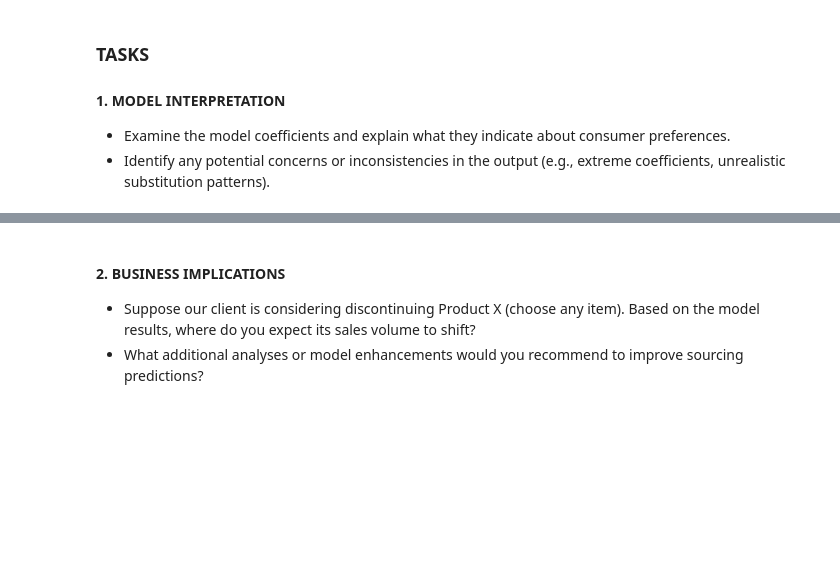
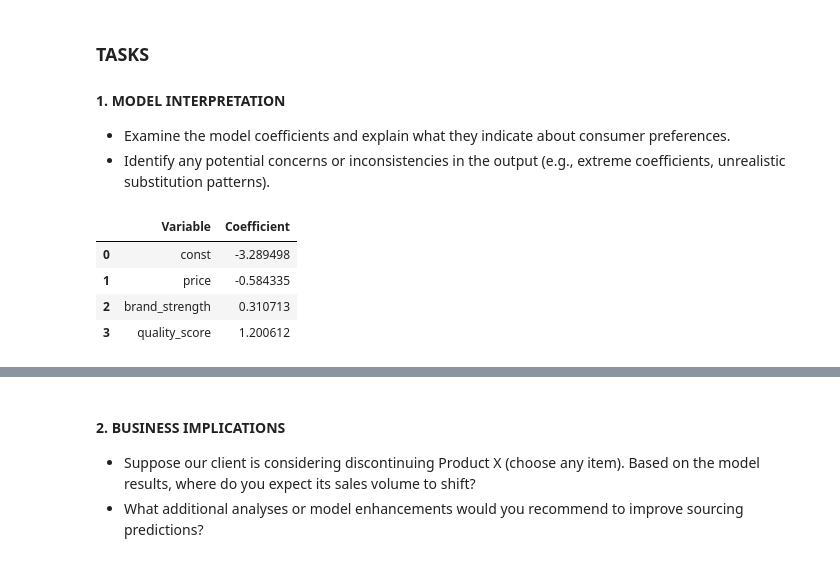
Before and after one commit to DavidGuzzi/Python-Projects, a Jupyter notebook: astrea/davidguzzi_deliverable.ipynb, the cells around one changed output, grey strips where cells are left out. Saved outputs shown, nothing was run; the diff lists cells and outputs as text; code cells hidden in the pictures; blank space fills up the shorter version.

```diff
--- a/astrea/davidguzzi_deliverable.ipynb
+++ b/astrea/davidguzzi_deliverable.ipynb
@@ -18,0 +27,11 @@ import pandas as pd
+# %%
+# Import model coefficients.
+coef_path = r"C:\Users\HP\OneDrive\Escritorio\David Guzzi\Github\Python-Projects\astrea\logit_coefficients.csv"
+coef = pd.read_csv(coef_path, delimiter=",")
+coef
+# %% [output]
+|  | Variable | Coefficient |
+| 0 | const | -3.289498 |
+| 1 | price | -0.584335 |
+| 2 | brand_strength | 0.310713 |
+| 3 | quality_score | 1.200612 |
```
Also changed, not shown: parts of 12 cells of this notebook.
